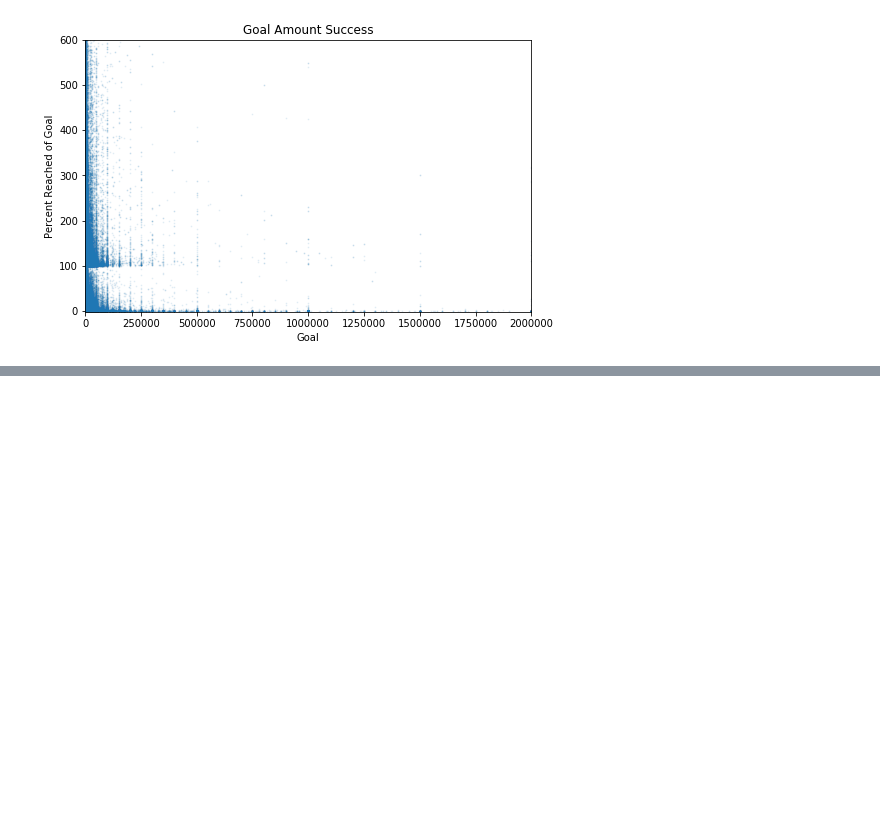
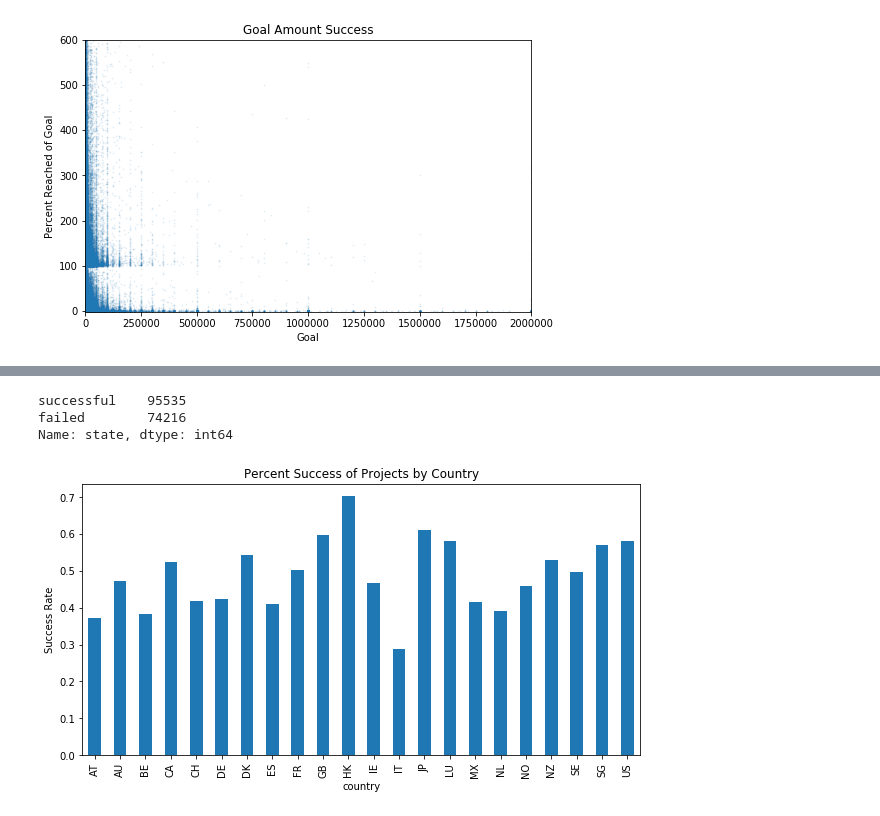
Before and after one commit to ohmgmatt/Springboard, a Jupyter notebook: capstone_one/Story.ipynb, the cells around one changed output, grey strips where cells are left out. Saved outputs shown, nothing was run; the diff lists cells and outputs as text; code cells hidden in the pictures; blank space fills up the shorter version.

```diff
--- a/capstone_one/Story.ipynb
+++ b/capstone_one/Story.ipynb
@@ -596,0 +633,4 @@ sns.pairplot(df[df['usd_goal'] >= 100][['percent_goal','usd_goal', 'category_cor
+# %%
+df = pd.read_pickle('kickstarter_analysis.pkl')
+# %%
+df = df.reindex(sorted(df.columns), axis=1)
@@ -596,0 +657,22 @@ sns.pairplot(df[df['usd_goal'] >= 100][['percent_goal','usd_goal', 'category_cor
+# %%
+df['state'].value_counts()
+# %% [output]
+successful    95535
+failed        74216
+Name: state, dtype: int64
+# %%
+country_calc = df.groupby('country')['reach_goal'].agg(['sum','count'])
+
+fig, ax = plt.subplots(figsize=(10, 5))
+
+ax = (country_calc['sum'] / country_calc['count']).plot.bar()
+ax.set_ylabel('Success Rate')
+ax.set_title("Percent Success of Projects by Country")
+
+fig.savefig('success_by_country', bbox_inches = 'tight')
+## Right away, we see that success rate is the best in HK (Hong Kong) at 74.7%
+## with JP (Japan) trailing close behind at 67.7%.
+## The US is around 58% success rate.
+## IT (Italy) has the smallest success rate at 32.8%
+# %% [output]
+[figure, added]
```
Also changed, not shown: parts of 24 cells of this notebook, 20 other files.
